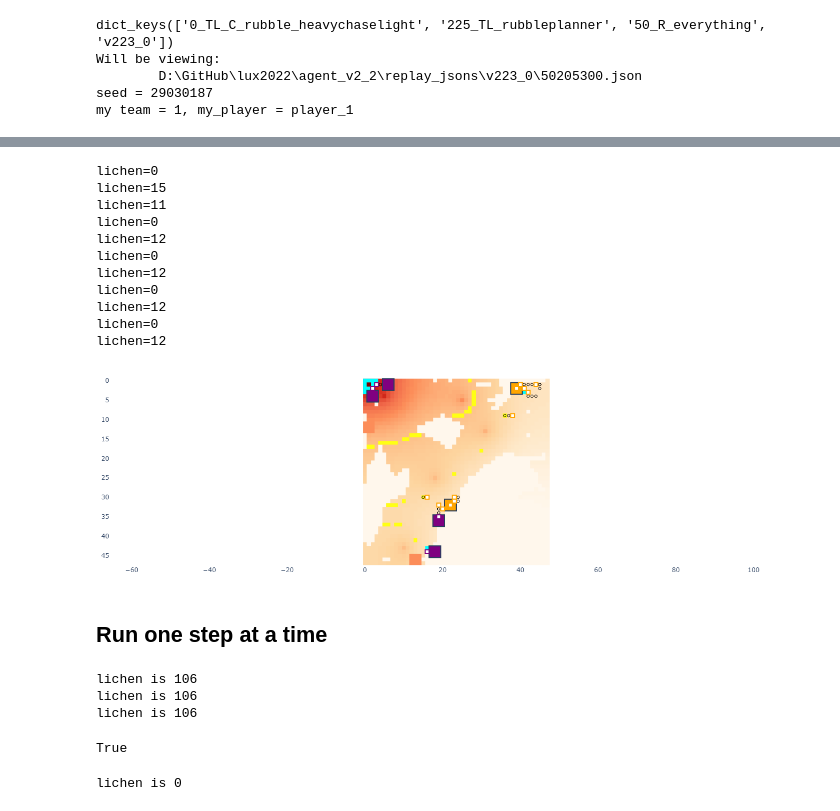
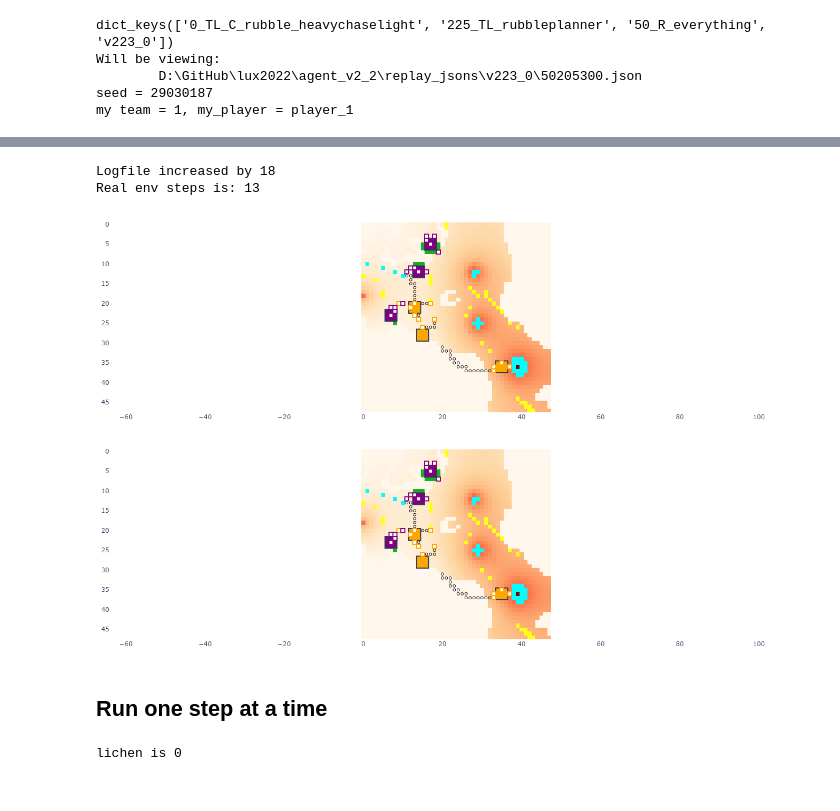
Before and after one commit to TimChild/lux2022, a Jupyter notebook: agent_v2_2/replay_viewer.ipynb, the cells around one changed output, grey strips where cells are left out. Saved outputs shown, nothing was run; the diff lists cells and outputs as text; code cells hidden in the pictures.

Commit message:
Added Log watching replay class

```diff
--- a/agent_v2_2/replay_viewer.ipynb
+++ b/agent_v2_2/replay_viewer.ipynb
@@ -109,28 +82,33 @@ lichen=0
+# %%
+myenv = MyReplayEnv(seed, Agent, full_replay, my_player=my_player)
+
+# Clear log file
+LOGFILE = 'logfile.log'
+with open(LOGFILE, 'w') as f:
+    pass
+watcher = LogFileWatcher(LOGFILE, num_lines_increase=10)
+
+myenv.run_early_setup()
+# myenv.show()
+# %%
+update_logging_level(logging.WARNING)
+watcher.num_lines_increase = 20
+watcher.run_until_log_increases(myenv.step, break_condition = lambda : myenv.real_env_steps >= 13)
+print(f'Real env steps is: {myenv.real_env_steps}')
+myenv.show()
+# %% [output]
+Logfile increased by 18
+Real env steps is: 13
+[figure, added]
 # %%
-# env.run_to_step(55)
-env.run_to_step(10)
-env.show()
+# myenv.run_to_step(8)
+update_logging_level(logging.DEBUG)
+# myenv.run_to_step(8)
+myenv.undo()
+# myenv.step()
+myenv.show()
 # %% [output]
-lichen=0
-lichen=15
-lichen=11
-lichen=0
-lichen=12
-lichen=0
-lichen=12
-lichen=0
-lichen=12
-lichen=0
-lichen=12
-[figure, old version]
+[figure, new version]
 # %% [markdown]
 ## Run one step at a time
-# %%
-env.step()
-# env.show()
-# %% [output]
-lichen is 106
-lichen is 106
-lichen is 106
-True
 # %%
```
Also changed, not shown: parts of 5 cells of this notebook, 2 other files.
